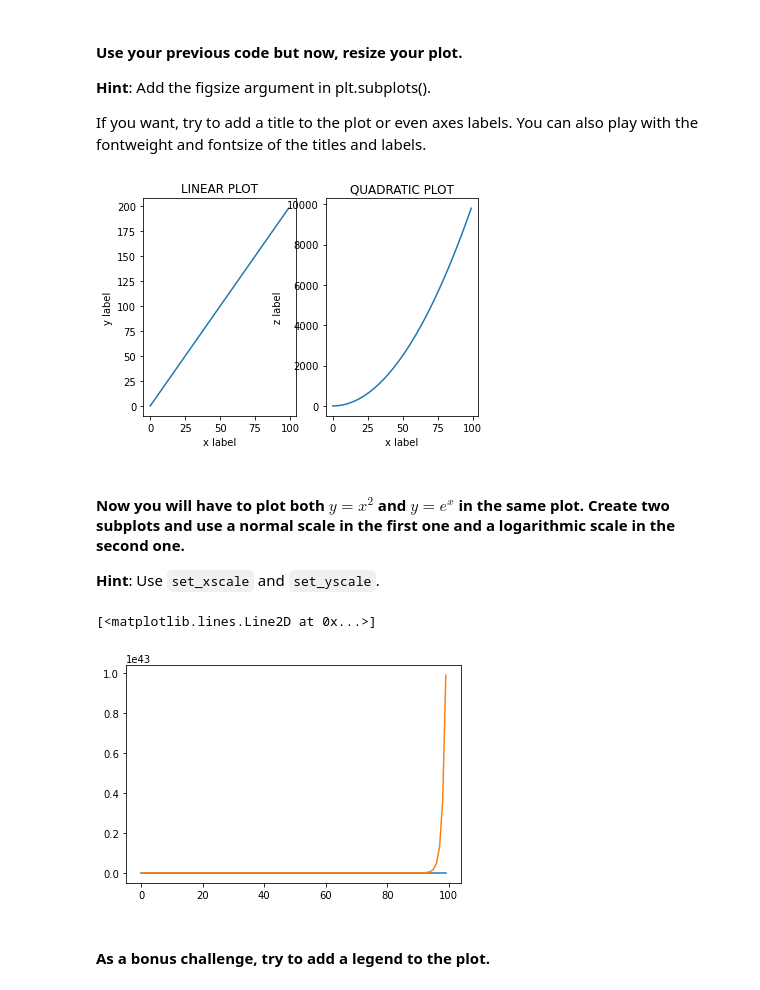
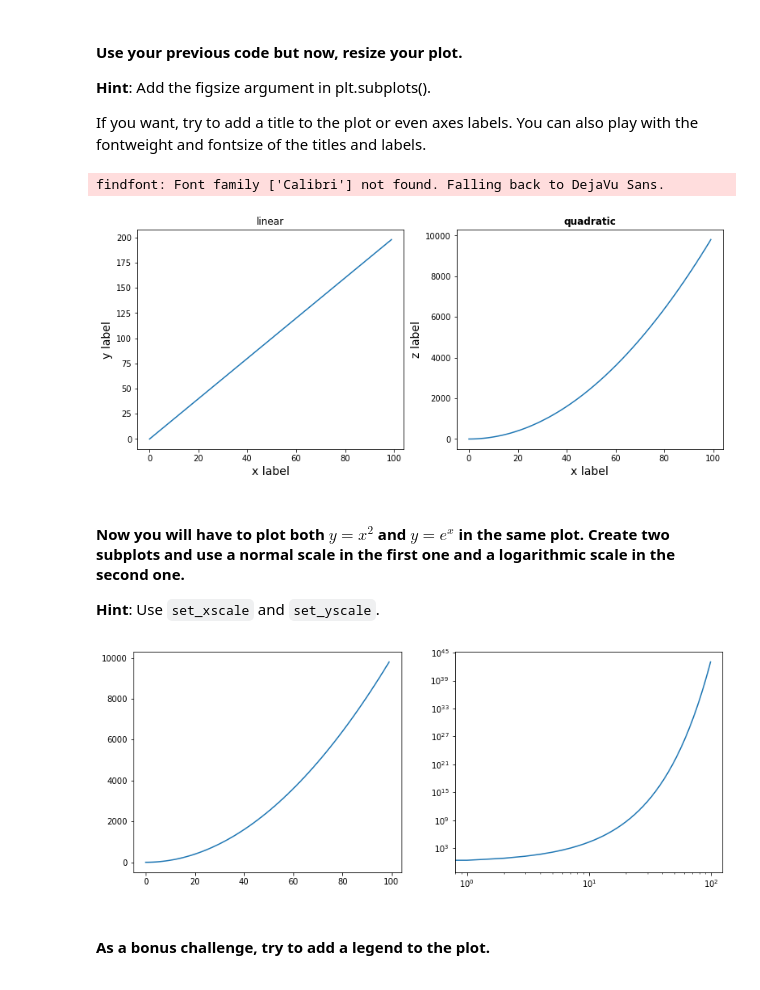
Before and after one commit to abarrasa/dataptmad1121_labs, a Jupyter notebook: module-2/matplotlib-seaborn/your-code/main.ipynb, the cells around one changed output. Cells and saved outputs as stored; diff of their text form; code cells hidden in the pictures.

```diff
--- a/module-2/matplotlib-seaborn/your-code/main.ipynb
+++ b/module-2/matplotlib-seaborn/your-code/main.ipynb
@@ -67,32 +72,41 @@ plt.show()
 If you want, try to add a title to the plot or even axes labels. You can also play with the fontweight and fontsize of the titles and labels.
 # %%
 # your code here
-fig, [ax1, ax2] = plt.subplots(1,2)
+fig, [ax1, ax2] = plt.subplots(nrows=1, ncols=2, figsize=(13,5))
+
 ax1.plot(x,y)
-ax1.set_title('LINEAR PLOT')
-ax1.set_xlabel('x label')
-ax1.set_ylabel('y label')
+ax1.set_title('linear')
+ax1.set_xlabel('x label',fontname = 'Calibri', fontsize = 14)
+ax1.set_ylabel('y label',fontname = 'Calibri', fontsize = 14)
 
 ax2.plot(x,z)
-ax2.set_title('QUADRATIC PLOT')
-ax2.set_xlabel('x label')
-ax2.set_ylabel('z label')
+ax2.set_title('quadratic',fontweight = 'bold')
+ax2.set_xlabel('x label',fontname = 'Calibri', fontsize = 14)
+ax2.set_ylabel('z label',fontname = 'Calibri', fontsize = 14)
 
 plt.show()
 # %% [output]
+findfont: Font family ['Calibri'] not found. Falling back to DejaVu Sans.
-[figure, old version]
+[figure, new version]
 # %% [markdown]
 #### Now you will have to plot both $y=x^2$ and $y=e^x$ in the same plot. Create two subplots and use a normal scale in the first one and a logarithmic scale in the second one.
 **Hint**: Use `set_xscale` and `set_yscale`.
 # %%
 # your code here
 from math import e
-y = x**2
-d = e**x
-plt.plot(x, y)
-plt.plot(x, d)
+
+fig, [ax1, ax2] = plt.subplots(nrows=1, ncols=2, figsize=(13,5))
+y=x**2
+d=e**x
+
+ax1.plot(x,y)
+ax1.set_xscale('linear')
+ax1.set_yscale('linear')
+
+ax2.plot(x,d)
+ax2.set_xscale('log')
+ax2.set_yscale('log')
 # %% [output]
-[<matplotlib.lines.Line2D at 0x...>]
-[figure, old version]
+[figure, new version]
 # %% [markdown]
 #### As a bonus challenge, try to add a legend to the plot.
```
Also changed, not shown: parts of 52 cells of this notebook, 2 other files.
